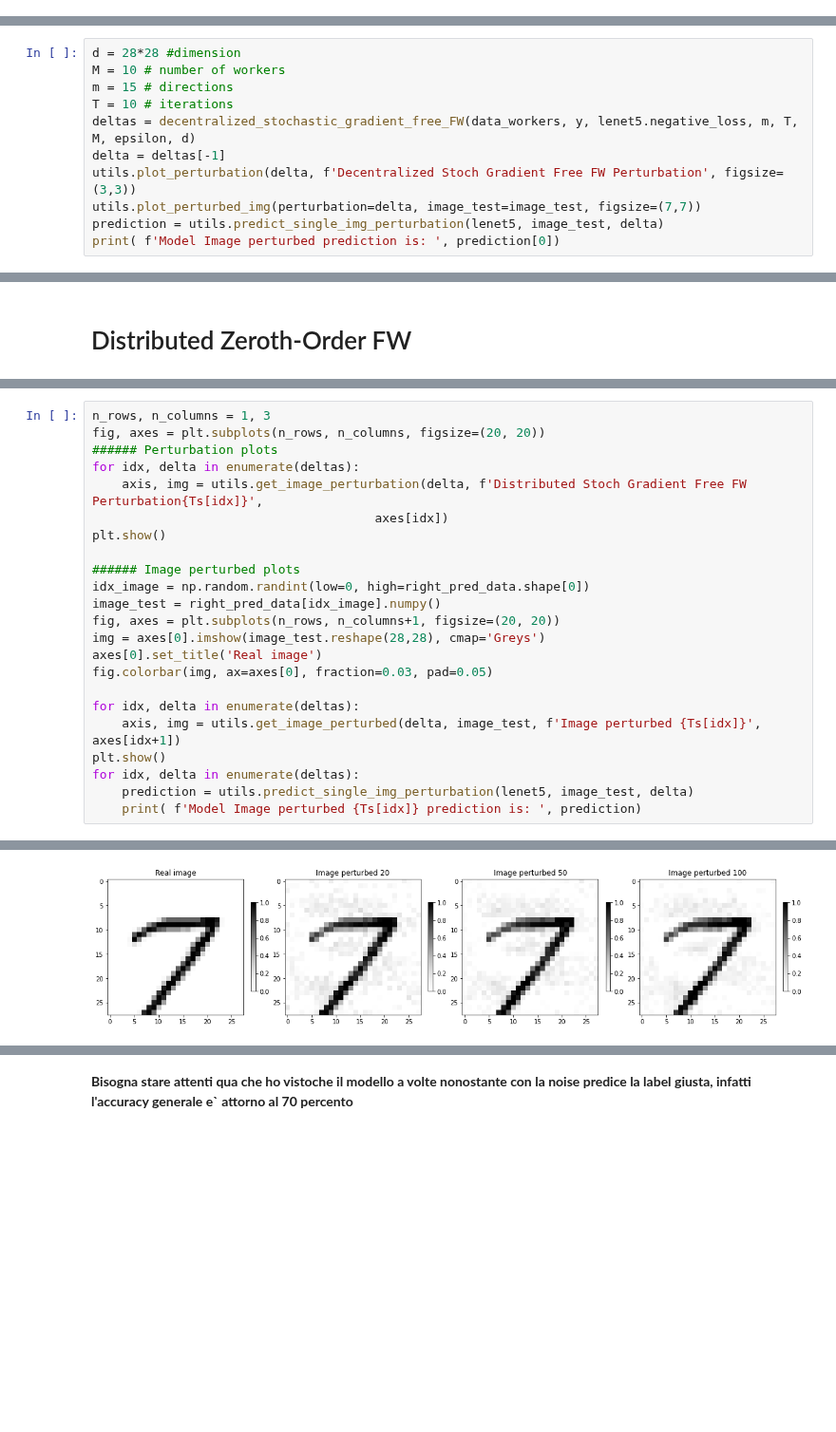
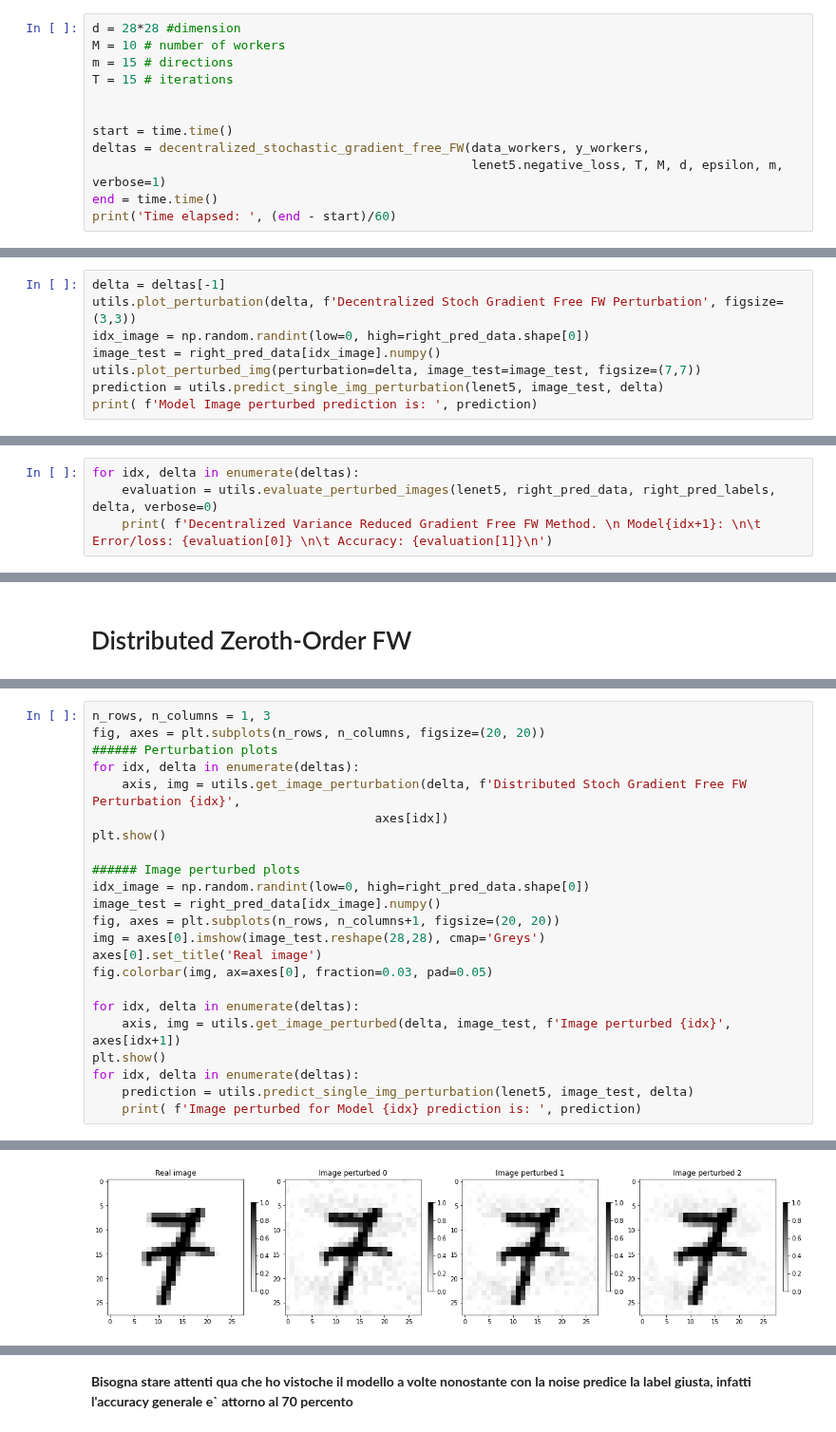
Before and after one commit to silviapoletti/Universal-Adversarial-Perturbation-starring-Frank-Wolfe, a Jupyter notebook: src/perturbation_notebook.ipynb, the cells around one changed output, grey strips where cells are left out. Shown at 95% size. Cells and saved outputs as stored; diff of their text form; blank space fills up the shorter version.

Commit message:
Fixed bug jupyter and added variance reduced codes

```diff
--- a/src/perturbation_notebook.ipynb
+++ b/src/perturbation_notebook.ipynb
@@ -102,3 +100,15 @@ Hence the perturbation found by our model is at first imperceptible to human eye
 ### Example of Model training and online results
 
 We now show an example of run for the **Decentralized Stochastic Gradient Free FW** method applied to MNIST dataset for an **Adversarial attack**
+# %%
+d = 28*28 #dimension
+M = 10 # number of workers
+m = 15 # directions
+T = 15 # iterations
+
+
+start = time.time()
+deltas = decentralized_stochastic_gradient_free_FW(data_workers, y_workers,
+                                                   lenet5.negative_loss, T, M, d, epsilon, m, verbose=1)
+end = time.time()
+print('Time elapsed: ', (end - start)/60)
@@ -105,11 +133,8 @@ We now show an example of run for the **Decentralized Stochastic Gradient Free F
 # %%
-d = 28*28 #dimension
-M = 10 # number of workers
-m = 15 # directions
-T = 10 # iterations
-deltas = decentralized_stochastic_gradient_free_FW(data_workers, y, lenet5.negative_loss, m, T, M, epsilon, d)
 delta = deltas[-1]
 utils.plot_perturbation(delta, f'Decentralized Stoch Gradient Free FW Perturbation', figsize=(3,3))
+idx_image = np.random.randint(low=0, high=right_pred_data.shape[0])
+image_test = right_pred_data[idx_image].numpy()
 utils.plot_perturbed_img(perturbation=delta, image_test=image_test, figsize=(7,7))
 prediction = utils.predict_single_img_perturbation(lenet5, image_test, delta)
-print( f'Model Image perturbed prediction is: ', prediction[0])
+print( f'Model Image perturbed prediction is: ', prediction)
@@ -154,0 +209,4 @@ for idx, delta in enumerate(deltas):
+# %%
+for idx, delta in enumerate(deltas):
+    evaluation = utils.evaluate_perturbed_images(lenet5, right_pred_data, right_pred_labels, delta, verbose=0)
+    print( f'Decentralized Variance Reduced Gradient Free FW Method. \n Model{idx+1}: \n\t Error/loss: {evaluation[0]} \n\t Accuracy: {evaluation[1]}\n')
@@ -168,26 +264,26 @@ for T in Ts:
 # %%
 n_rows, n_columns = 1, 3
 fig, axes = plt.subplots(n_rows, n_columns, figsize=(20, 20))
 ###### Perturbation plots
 for idx, delta in enumerate(deltas):
-    axis, img = utils.get_image_perturbation(delta, f'Distributed Stoch Gradient Free FW Perturbation{Ts[idx]}',
+    axis, img = utils.get_image_perturbation(delta, f'Distributed Stoch Gradient Free FW Perturbation {idx}',
                                       axes[idx])
 plt.show()
 
 ###### Image perturbed plots
 idx_image = np.random.randint(low=0, high=right_pred_data.shape[0])
 image_test = right_pred_data[idx_image].numpy()
 fig, axes = plt.subplots(n_rows, n_columns+1, figsize=(20, 20))
 img = axes[0].imshow(image_test.reshape(28,28), cmap='Greys')
 axes[0].set_title('Real image')
 fig.colorbar(img, ax=axes[0], fraction=0.03, pad=0.05)
 
 for idx, delta in enumerate(deltas):
-    axis, img = utils.get_image_perturbed(delta, image_test, f'Image perturbed {Ts[idx]}', axes[idx+1])
+    axis, img = utils.get_image_perturbed(delta, image_test, f'Image perturbed {idx}', axes[idx+1])
 plt.show()
 for idx, delta in enumerate(deltas):
     prediction = utils.predict_single_img_perturbation(lenet5, image_test, delta)
-    print( f'Model Image perturbed {Ts[idx]} prediction is: ', prediction)
+    print( f'Image perturbed for Model {idx} prediction is: ', prediction)
 # %% [output]
 [figure]
-[figure, old version]
+[figure, new version]
```
Also changed, not shown: parts of 10 cells of this notebook, 1 other file.
